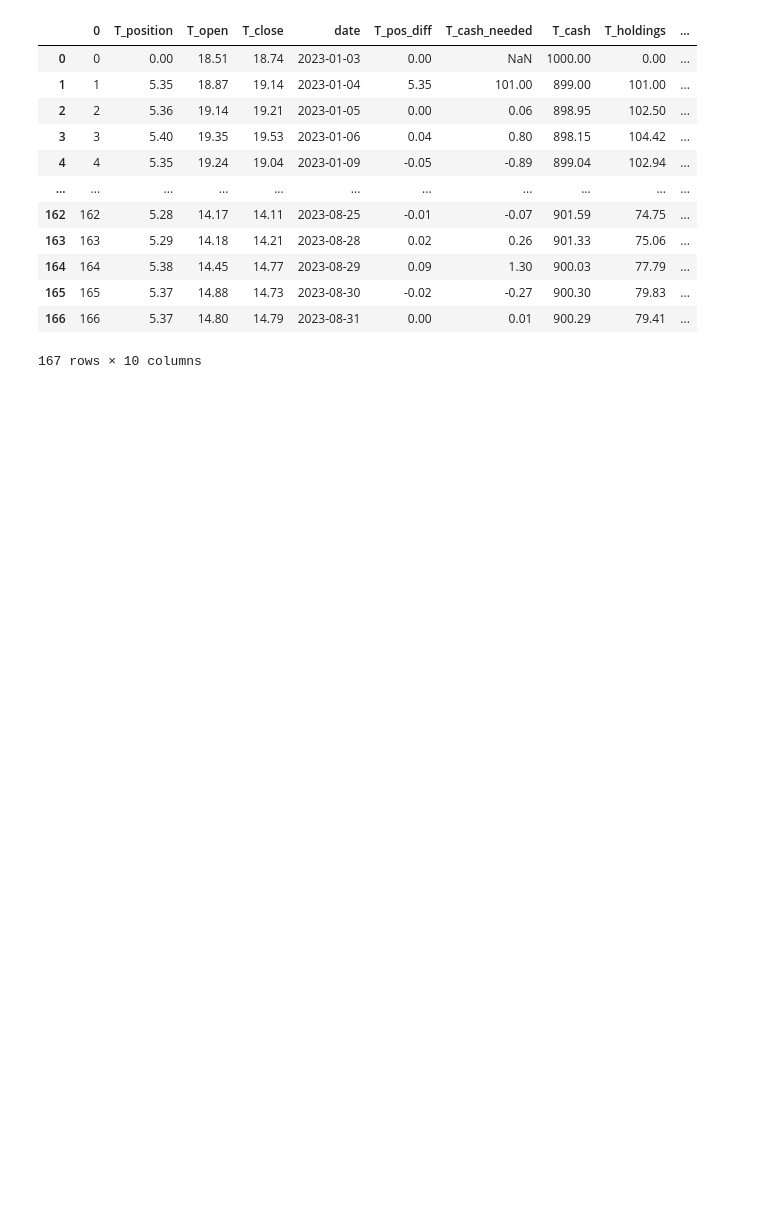
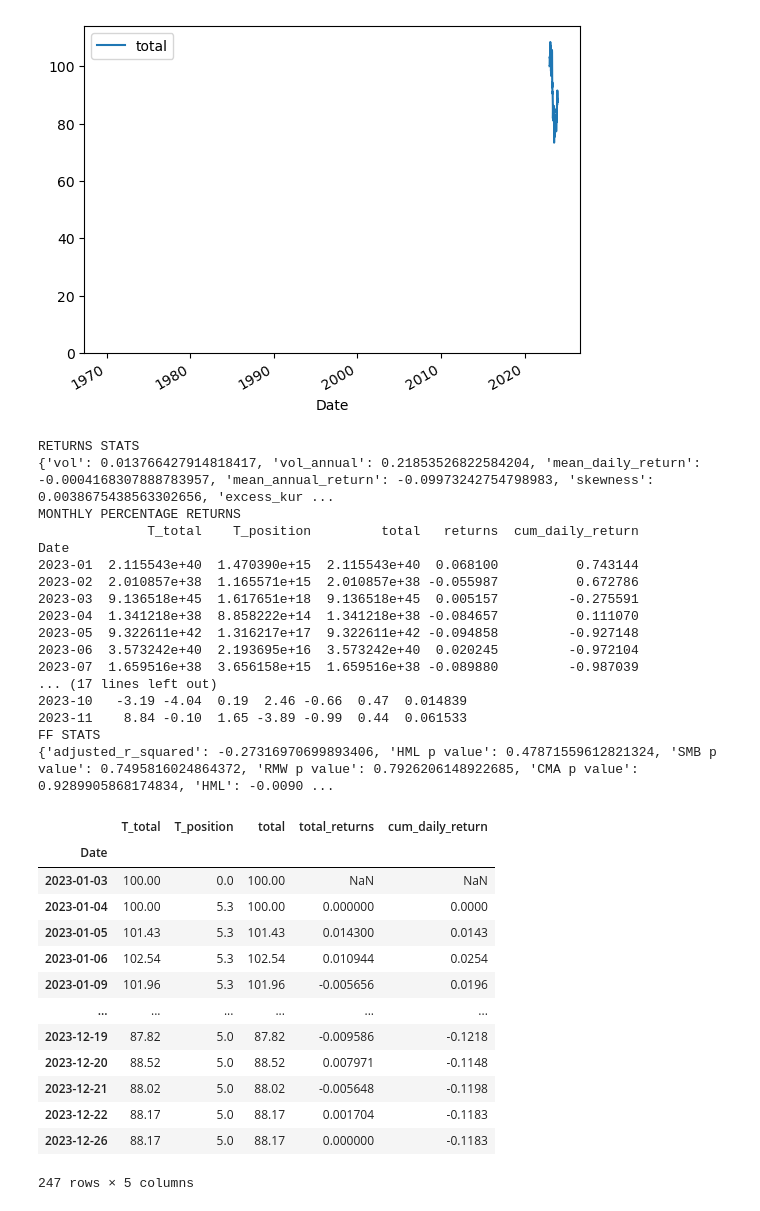
Before and after one commit to lucasdmoyer/two-dolla, a Jupyter notebook: mybacktester/mybacktester.ipynb, the cells around one changed output. Saved outputs shown, nothing was run; the diff lists cells and outputs as text; code cells hidden in the pictures; blank space fills up the shorter version.

```diff
--- a/mybacktester/mybacktester.ipynb
+++ b/mybacktester/mybacktester.ipynb
@@ -391,16 +639,21 @@ getting new data
 # %%
-# Example usage
-# df = ...  # Load your DataFrame here
-initial_capital = 1000
+# FF CAPM
+initial_capital = 100
 ticker = 'T'
 
-stock_instance = Stock(ticker,df=None,initial_capital = initial_capital, save_new=False,debug=False)
-# stock_instance.addStrategy(500*stock_instance.macd())
+stock_instance = Stock(
+    ticker, df=None, initial_capital=initial_capital, save_new=False, debug=False)
 stock_instance.addStrategy(stock_instance.buyStock(10))
-stock_instance.addStrategy(stock_instance.macd(1,15))
-# stock_instance.addStrategy(stock_instance.macd(13,26))
-stock_instance.backtest()
+stock_instance.addStrategy(stock_instance.macd(1, 15))
+# stock_instance.backtest()
+# stock_instance.saveToCSV()
+# stock_instance2 = Stock('AAPL', df=None, initial_capital=initial_capital, save_new=False, debug=False)
+# stock_instance2.addStrategy(stock_instance.buyStock(10))
 
+portfolio_instance = Portfolio()
+portfolio_instance.addStock(stock_instance)
+# portfolio_instance.addStock(stock_instance2)
+portfolio_instance.backtest(stats=True, plot=True)
 
 
 # stock_instance.viewStrategies()
@@ -409,13 +679,32 @@ stock_instance.backtest()
+[figure, added]
+RETURNS STATS
+{'vol': 0.013766427914818417, 'vol_annual': 0.21853526822584204, 'mean_daily_return': -0.0004168307888783957, 'mean_annual_return': -0.09973242754798983, 'skewness': 0.0038675438563302656, 'excess_kur ...
+MONTHLY PERCENTAGE RETURNS
+              T_total    T_position         total   returns  cum_daily_return
+Date
+2023-01  2.115543e+40  1.470390e+15  2.115543e+40  0.068100          0.743144
+2023-02  2.010857e+38  1.165571e+15  2.010857e+38 -0.055987          0.672786
+2023-03  9.136518e+45  1.617651e+18  9.136518e+45  0.005157         -0.275591
+2023-04  1.341218e+38  8.858222e+14  1.341218e+38 -0.084657          0.111070
+2023-05  9.322611e+42  1.316217e+17  9.322611e+42 -0.094858         -0.927148
+2023-06  3.573242e+40  2.193695e+16  3.573242e+40  0.020245         -0.972104
+2023-07  1.659516e+38  3.656158e+15  1.659516e+38 -0.089880         -0.987039
+... (17 lines left out)
+2023-10   -3.19 -4.04  0.19  2.46 -0.66  0.47  0.014839
+2023-11    8.84 -0.10  1.65 -3.89 -0.99  0.44  0.061533
+FF STATS
+{'adjusted_r_squared': -0.27316970699893406, 'HML p value': 0.47871559612821324, 'SMB p value': 0.7495816024864372, 'RMW p value': 0.7926206148922685, 'CMA p value': 0.9289905868174834, 'HML': -0.0090 ...
-|  | 0 | T_position | T_open | T_close | date | T_pos_diff | T_cash_needed | T_cash | T_holdings | ... |
-| 0 | 0 | 0.00 | 18.51 | 18.74 | 2023-01-03 | 0.00 | NaN | 1000.00 | 0.00 | ... |
-| 1 | 1 | 5.35 | 18.87 | 19.14 | 2023-01-04 | 5.35 | 101.00 | 899.00 | 101.00 | ... |
-| 2 | 2 | 5.36 | 19.14 | 19.21 | 2023-01-05 | 0.00 | 0.06 | 898.95 | 102.50 | ... |
-| 3 | 3 | 5.40 | 19.35 | 19.53 | 2023-01-06 | 0.04 | 0.80 | 898.15 | 104.42 | ... |
-| 4 | 4 | 5.35 | 19.24 | 19.04 | 2023-01-09 | -0.05 | -0.89 | 899.04 | 102.94 | ... |
-| ... | ... | ... | ... | ... | ... | ... | ... | ... | ... | ... |
-| 162 | 162 | 5.28 | 14.17 | 14.11 | 2023-08-25 | -0.01 | -0.07 | 901.59 | 74.75 | ... |
-| 163 | 163 | 5.29 | 14.18 | 14.21 | 2023-08-28 | 0.02 | 0.26 | 901.33 | 75.06 | ... |
-| 164 | 164 | 5.38 | 14.45 | 14.77 | 2023-08-29 | 0.09 | 1.30 | 900.03 | 77.79 | ... |
-| 165 | 165 | 5.37 | 14.88 | 14.73 | 2023-08-30 | -0.02 | -0.27 | 900.30 | 79.83 | ... |
-| 166 | 166 | 5.37 | 14.80 | 14.79 | 2023-08-31 | 0.00 | 0.01 | 900.29 | 79.41 | ... |
+|  | T_total | T_position | total | total_returns | cum_daily_return |
+| Date |  |  |  |  |  |
+| 2023-01-03 | 100.00 | 0.0 | 100.00 | NaN | NaN |
+| 2023-01-04 | 100.00 | 5.3 | 100.00 | 0.000000 | 0.0000 |
+| 2023-01-05 | 101.43 | 5.3 | 101.43 | 0.014300 | 0.0143 |
+| 2023-01-06 | 102.54 | 5.3 | 102.54 | 0.010944 | 0.0254 |
+| 2023-01-09 | 101.96 | 5.3 | 101.96 | -0.005656 | 0.0196 |
+| ... | ... | ... | ... | ... | ... |
+| 2023-12-19 | 87.82 | 5.0 | 87.82 | -0.009586 | -0.1218 |
+| 2023-12-20 | 88.52 | 5.0 | 88.52 | 0.007971 | -0.1148 |
+| 2023-12-21 | 88.02 | 5.0 | 88.02 | -0.005648 | -0.1198 |
+| 2023-12-22 | 88.17 | 5.0 | 88.17 | 0.001704 | -0.1183 |
+| 2023-12-26 | 88.17 | 5.0 | 88.17 | 0.000000 | -0.1183 |
-167 rows × 10 columns
+247 rows × 5 columns
```
Also changed, not shown: parts of 8 cells of this notebook, 13 other files.
